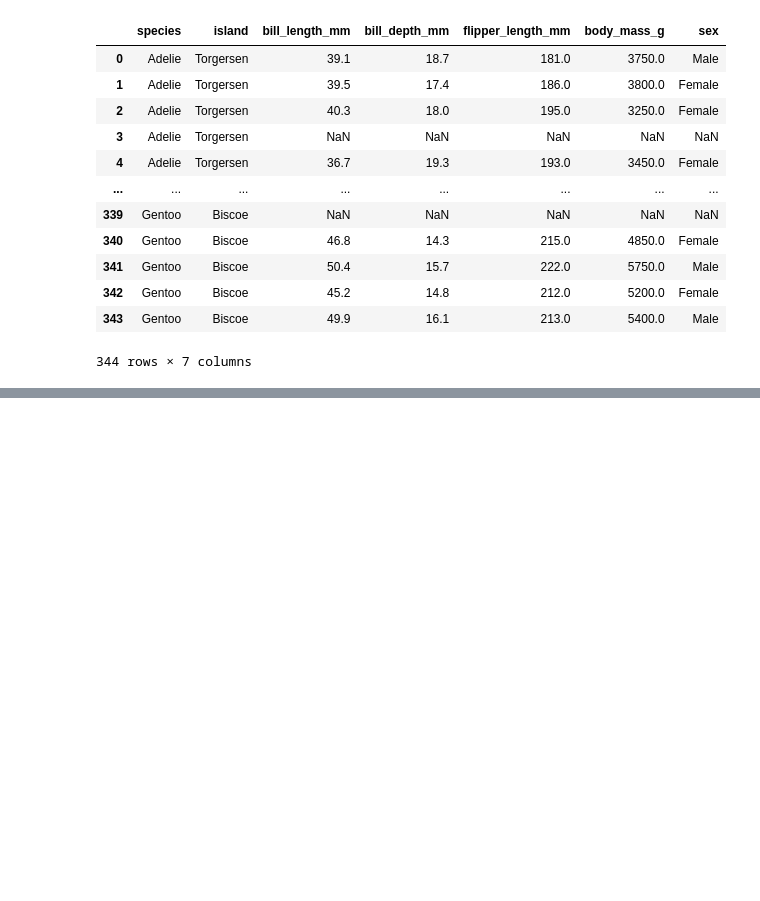
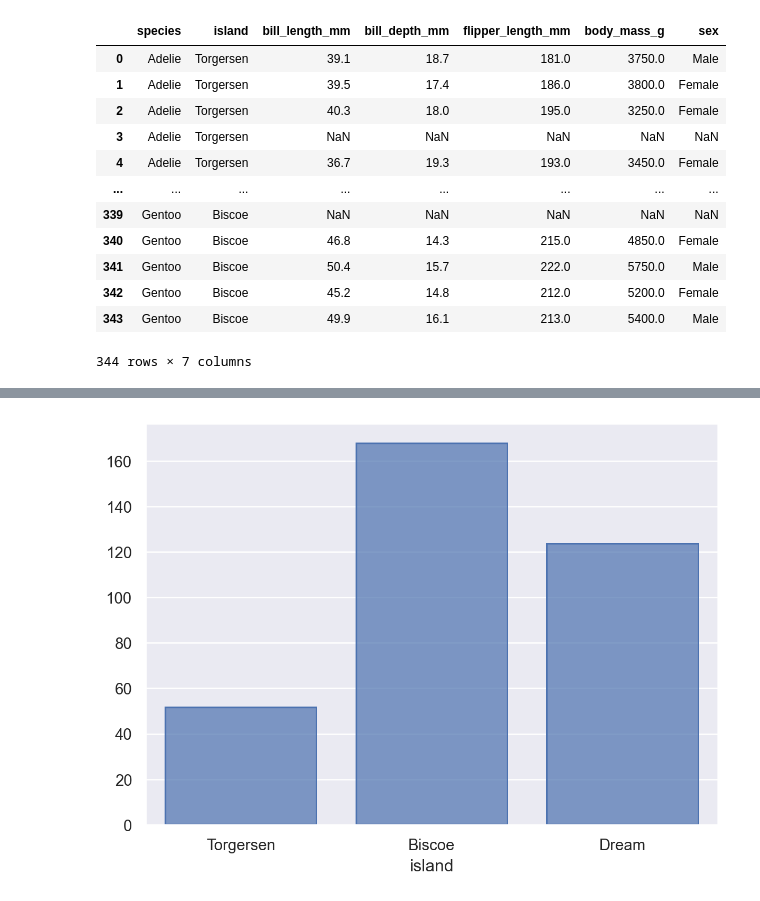
Before and after one commit to sebagarraffo/UBA-LaboDeDatos, a Jupyter notebook: guia 3.ipynb, the cells around one changed output, grey strips where cells are left out. Drawn from its saved outputs; the diff is of its cells as text; code cells hidden in the pictures; blank space fills up the shorter version.

```diff
--- a/guia 3.ipynb
+++ b/guia 3.ipynb
@@ -137,0 +140,9 @@ so.Plot(x = pinguinsByIsl.index , y = pinguinsByIsl)
+# %%
+#6 (c)
+
+(
+    so.Plot(data = penguins, x = "island")
+    .add(so.Bar(), so.Hist())
+)
+# %% [output]
+[figure, added]
```
Also changed, not shown: parts of 16 cells of this notebook.
